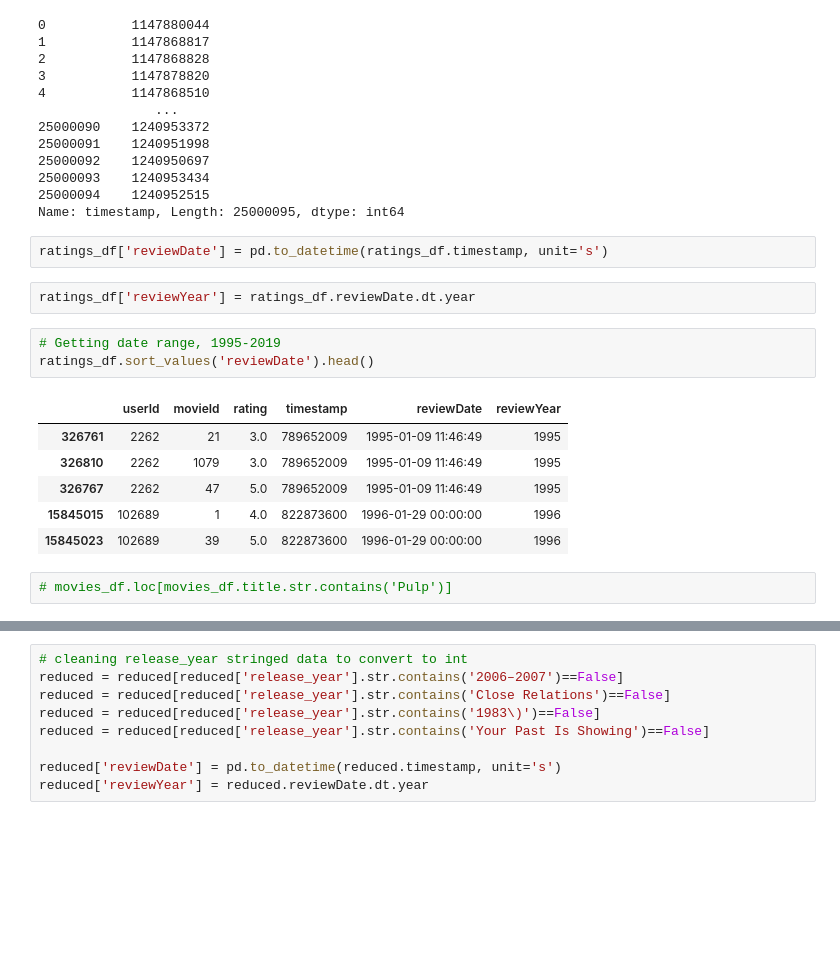
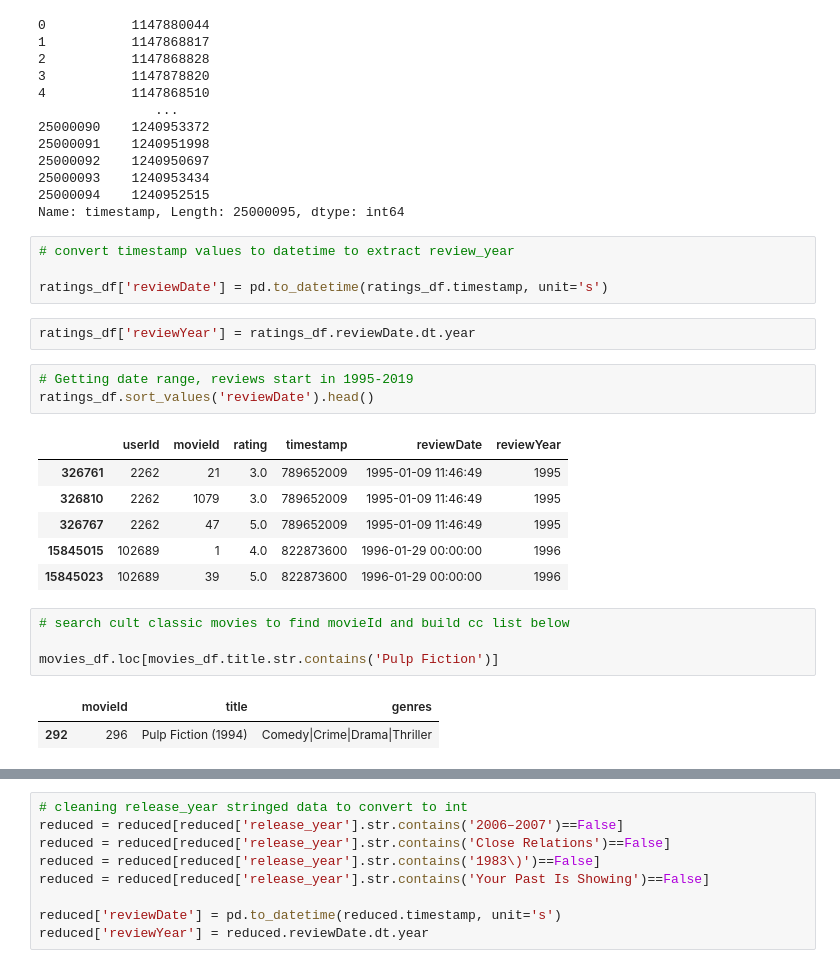
Before and after one commit to blancacarretero/movie-recommendation-engine, a Jupyter notebook: main.ipynb, the cells around one changed output, grey strips where cells are left out. Drawn from its saved outputs; the diff is of its cells as text; blank space fills up the shorter version.

```diff
--- a/main.ipynb
+++ b/main.ipynb
@@ -353,11 +366,13 @@ ratings_df.timestamp
 25000094    1240952515
 Name: timestamp, Length: 25000095, dtype: int64
 # %%
+# convert timestamp values to datetime to extract review_year
+
 ratings_df['reviewDate'] = pd.to_datetime(ratings_df.timestamp, unit='s')
 # %%
 ratings_df['reviewYear'] = ratings_df.reviewDate.dt.year
 # %%
-# Getting date range, 1995-2019
+# Getting date range, reviews start in 1995-2019
 ratings_df.sort_values('reviewDate').head()
 # %% [output]
 |  | userId | movieId | rating | timestamp | reviewDate | reviewYear |
@@ -367,6 +382,11 @@ ratings_df.sort_values('reviewDate').head()
 | 15845015 | 102689 | 1 | 4.0 | 822873600 | 1996-01-29 00:00:00 | 1996 |
 | 15845023 | 102689 | 39 | 5.0 | 822873600 | 1996-01-29 00:00:00 | 1996 |
 # %%
-# movies_df.loc[movies_df.title.str.contains('Pulp')]
+# search cult classic movies to find movieId and build cc list below
+
+movies_df.loc[movies_df.title.str.contains('Pulp Fiction')]
+# %% [output]
+|  | movieId | title | genres |
+| 292 | 296 | Pulp Fiction (1994) | Comedy|Crime|Drama|Thriller |
 # %%
 # Searching for cult classics to track ratings since release
```
Also changed, not shown: parts of 36 cells of this notebook.
